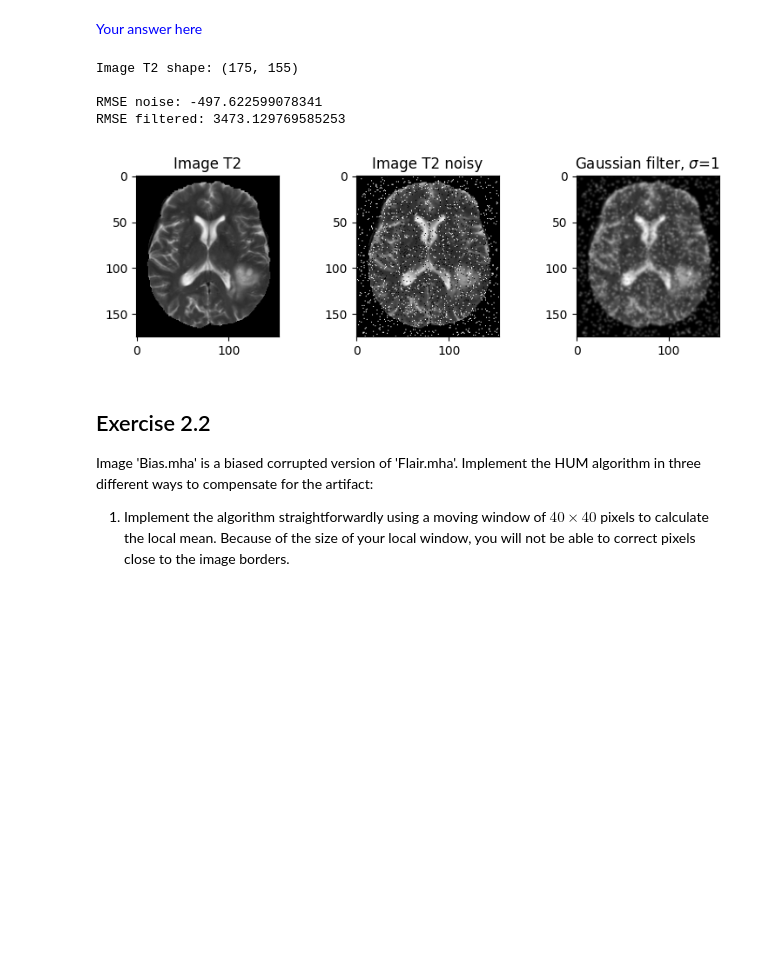
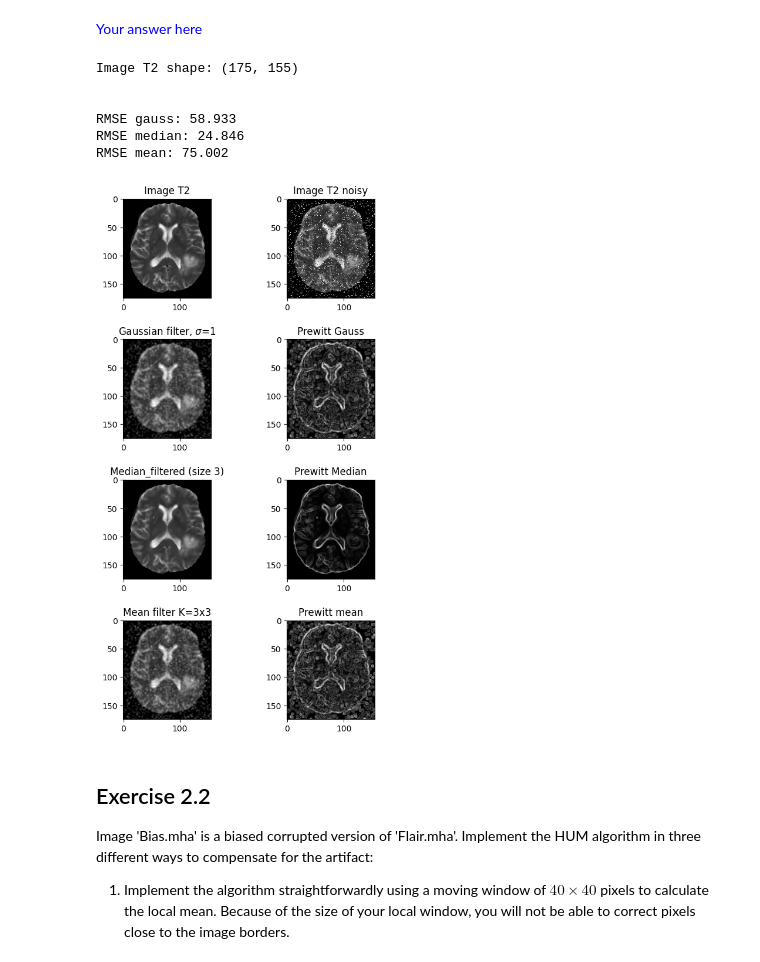
Before and after one commit to cesarz10/Medical-Imaging-UGent, a Jupyter notebook: Practicum-3/ImageProcessingPart1.ipynb, the cells around one changed output. Cells and saved outputs as stored; diff of their text form; code cells hidden in the pictures; blank space fills up the shorter version.

Commit message:
no entiendo como quieren que muestre los RMSE como una imagen wtf

```diff
--- a/Practicum-3/ImageProcessingPart1.ipynb
+++ b/Practicum-3/ImageProcessingPart1.ipynb
@@ -247,46 +247,79 @@ To illustrate image filtering, you will restore an image which has been distorte
 # %% [markdown]
 <font color=blue> Your answer here </font>
 # %%
-from scipy.ndimage import gaussian_filter
+from skimage.filters import prewitt
+from scipy.ndimage import gaussian_filter, median_filter, convolve
 from sklearn.metrics import mean_squared_error
 
 image_path = "MRI_images/T2.mha"
 image = sitk.ReadImage(image_path)
 image = sitk.GetArrayFromImage(image)
 
 image_path_noise = "MRI_images/SP.mha"
 image_noise = sitk.ReadImage(image_path_noise)
 image_noise = sitk.GetArrayFromImage(image_noise)
 
 shape = image.shape
 print(f"\nImage T2 shape: {shape}")
 
-image_filtered = gaussian_filter(image_noise, sigma=1)
+# Function for the filtering, prewitt and RMSE for the different methods
+def filtering_img(GT, noisy, filter):
+    if filter=='gauss':
+        image_filtered = gaussian_filter(noisy, sigma=1)
+    elif filter == 'median':
+        image_filtered = median_filter(noisy, 3)
+    else:
+        kernel = np.ones((3, 3)) / 9
+        image_filtered = convolve(noisy, kernel)
 
-RMSE_noise = mean_squared_error(image, image_noise)#, squared=False)
-RMSE_filtered = mean_squared_error(image, image_filtered)#, squared=False)
-print(f"\nRMSE noise: {RMSE_noise}\nRMSE filtered: {RMSE_filtered}\n")
+    prewitt_map = prewitt(image_filtered)
+    RMSE_filtered = round(np.sqrt(abs(mean_squared_error(GT, image_filtered))), 3)
+
+    return image_filtered, prewitt_map, RMSE_filtered
+
+gauss_filtered, prewitt_gauss, RMSE_gauss = filtering_img(image, image_noise, 'gauss')
+median_filtered, prewitt_median, RMSE_median = filtering_img(image, image_noise, 'median')
+mean_filtered, prewitt_mean, RMSE_mean = filtering_img(image, image_noise, 'mean')
+
+print(f"\n\nRMSE gauss: {RMSE_gauss}\nRMSE median: {RMSE_median}\nRMSE mean: {RMSE_mean}\n\n")
 
 # plotting images with corresponding histograms
-figs, axs = plt.subplots(1, 3, figsize=(8, 8))
+figs, axs = plt.subplots(4, 2, figsize=(6, 10))
 figs.tight_layout(pad=3.0)
 
-axs[0].imshow(image, cmap='grey')
-axs[0].set_title("Image T2")
+axs[0][0].imshow(image, cmap='grey')
+axs[0][0].set_title("Image T2")
 
-axs[1].imshow(image_noise, cmap='grey')
-axs[1].set_title("Image T2 noisy")
+axs[0][1].imshow(image_noise, cmap='grey')
+axs[0][1].set_title("Image T2 noisy")
 
-axs[2].imshow(image_filtered, cmap='grey')
-axs[2].set_title("Gaussian filter, $\sigma$=1")
+axs[1][0].imshow(gauss_filtered, cmap='grey')
+axs[1][0].set_title("Gaussian filter, $\sigma$=1")
+
+axs[1][1].imshow(prewitt_gauss, cmap='grey')
+axs[1][1].set_title("Prewitt Gauss")
+
+axs[2][0].imshow(median_filtered, cmap='grey')
+axs[2][0].set_title("Median_filtered (size 3)")
+
+axs[2][1].imshow(prewitt_median, cmap='grey')
+axs[2][1].set_title("Prewitt Median")
+
+axs[3][0].imshow(mean_filtered, cmap='grey')
+axs[3][0].set_title("Mean filter K=3x3")
+
+axs[3][1].imshow(prewitt_mean, cmap='grey')
+axs[3][1].set_title("Prewitt mean")
 
 plt.show()
 # %% [output]
 Image T2 shape: (175, 155)
 
-RMSE noise: -497.622599078341
-RMSE filtered: 3473.129769585253
+
+RMSE gauss: 58.933
+RMSE median: 24.846
+RMSE mean: 75.002
-[figure, old version]
+[figure, new version]
 # %% [markdown]
 ## Exercise 2.2
 
```
